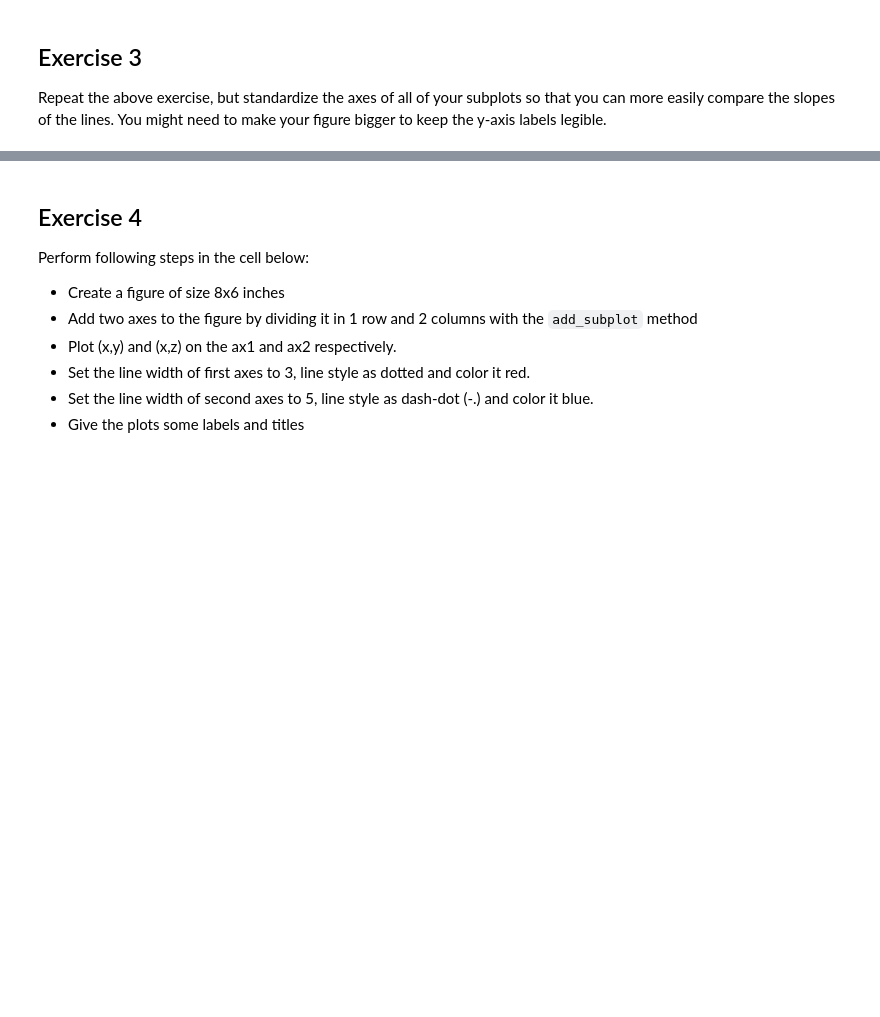
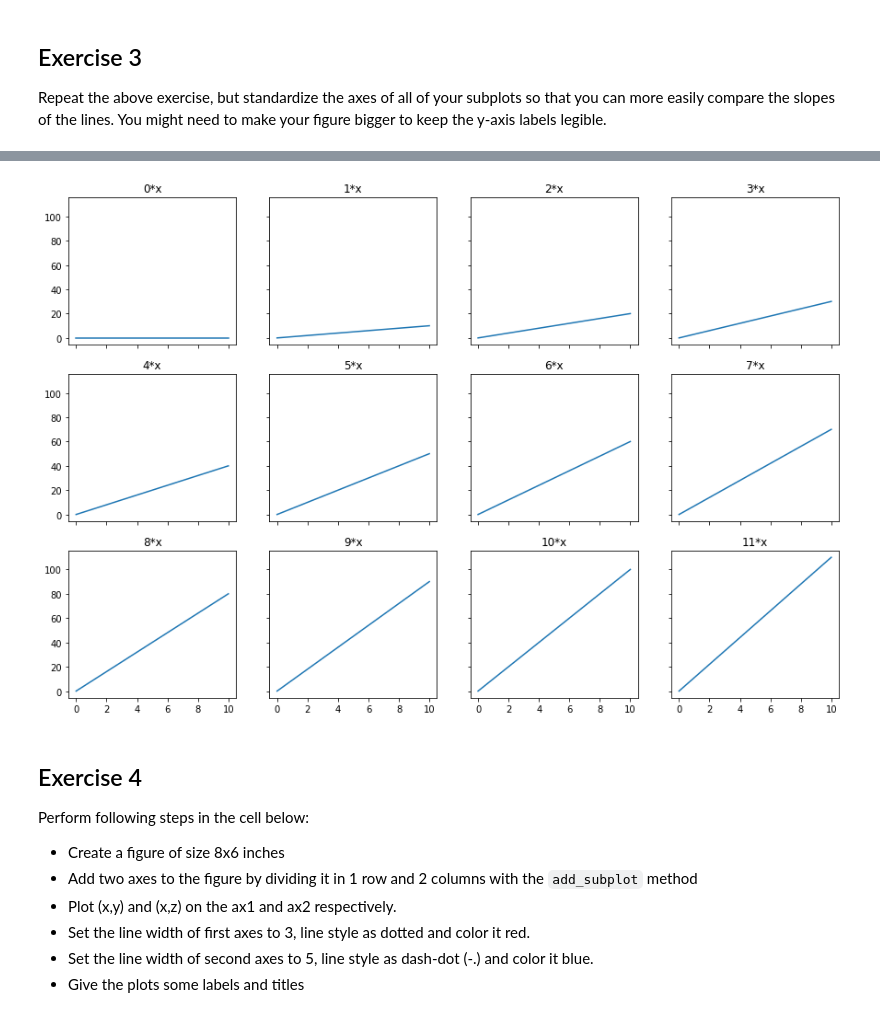
Before and after one commit to climatebrad/dsc-more-practice-with-matplotlib-lab-dc-ds-100719, a Jupyter notebook: index-brad.ipynb, the cells around one changed output, grey strips where cells are left out. Drawn from its saved outputs; the diff is of its cells as text; code cells hidden in the pictures; blank space fills up the shorter version.

```diff
--- a/index-brad.ipynb
+++ b/index-brad.ipynb
@@ -102,3 +99,15 @@ Repeat the above exercise, but standardize the axes of all of your subplots so t
+# %%
+x = np.linspace(0, 10, 101)
+fig1, axes = plt.subplots(nrows=3, ncols=4, figsize=(15,10),sharex=True,sharey=True)
+for n in range(12):
+    row = n//4
+    col = n%4
+    ax = axes[row][col]
+    y = [xi*n for xi in x]
+    ax.plot(x,y)
+    ax.set_title(f'{n}*x')
+# %% [output]
+[figure, added]
 # %% [markdown]
 ## Exercise 4
 
```
Also changed, not shown: parts of 1 cell of this notebook.
